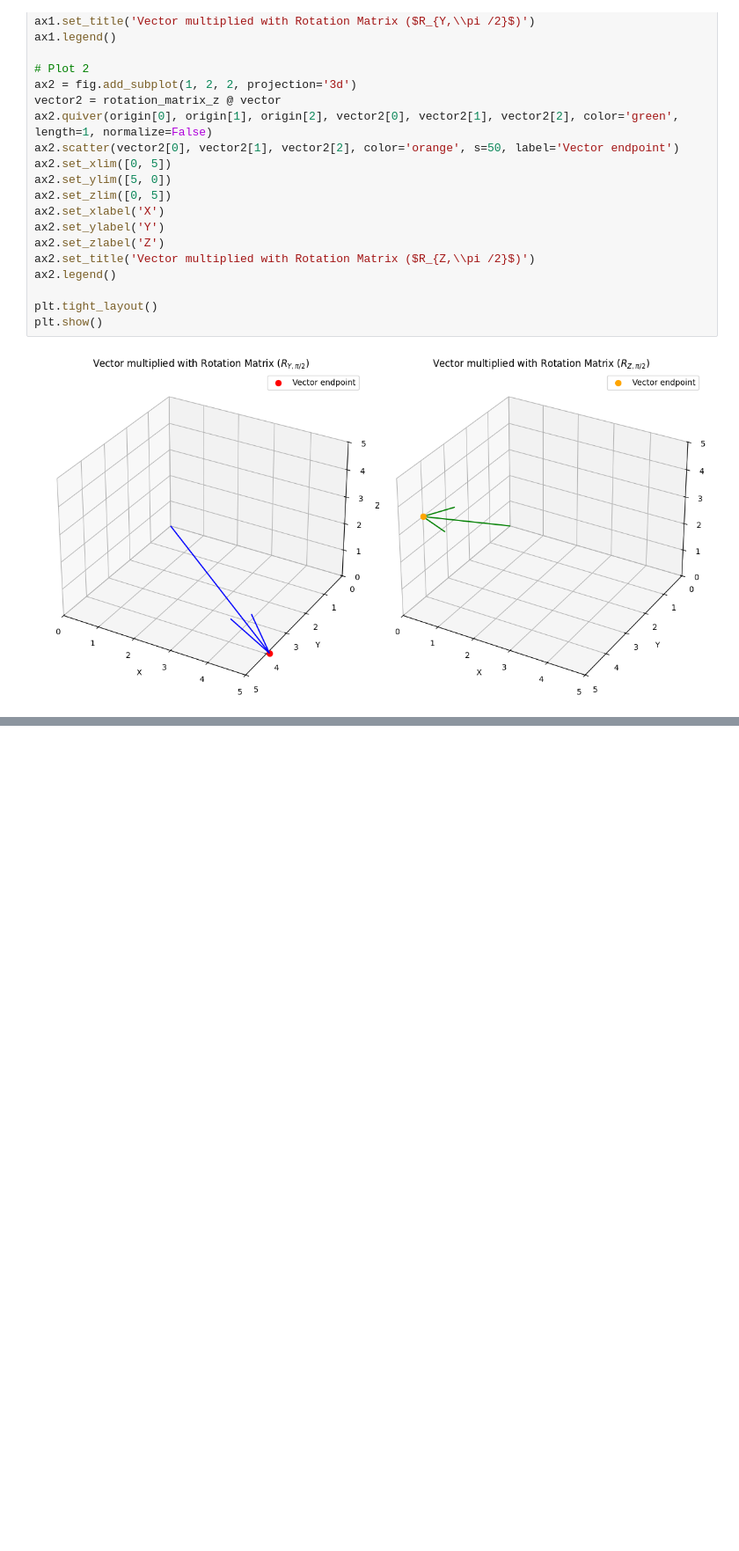
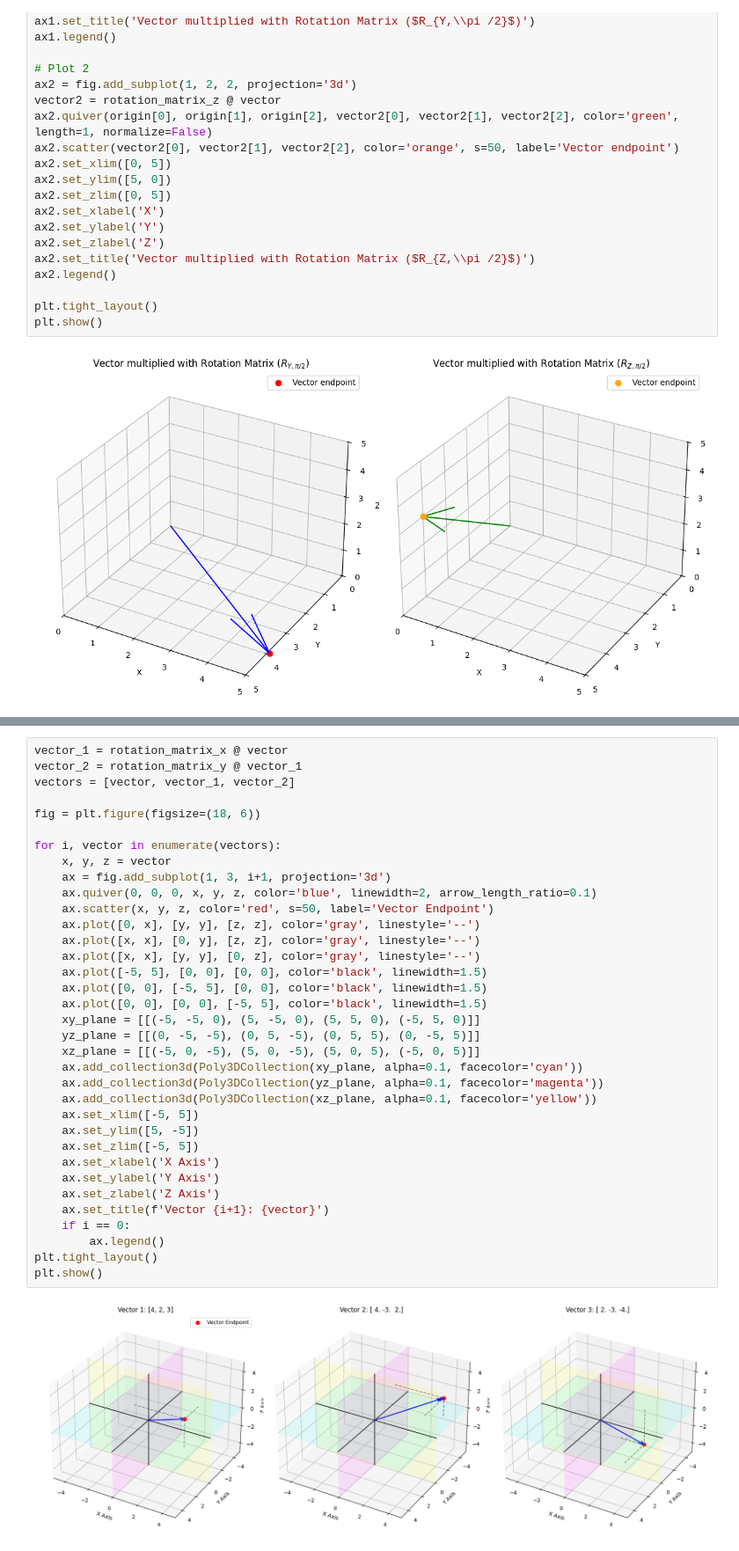
Before and after one commit to dilansenuruk/Robotics, a Jupyter notebook: RotationMatrix.ipynb, the cells around one changed output, grey strips where cells are left out. Shown: that part at 88% size. Saved outputs shown, nothing was run; the diff lists cells and outputs as text; blank space fills up the shorter version.

```diff
--- a/RotationMatrix.ipynb
+++ b/RotationMatrix.ipynb
@@ -110,0 +147,37 @@ plt.show()
+# %%
+vector_1 = rotation_matrix_x @ vector
+vector_2 = rotation_matrix_y @ vector_1
+vectors = [vector, vector_1, vector_2]
+
+fig = plt.figure(figsize=(18, 6))
+
+for i, vector in enumerate(vectors):
+    x, y, z = vector
+    ax = fig.add_subplot(1, 3, i+1, projection='3d')
+    ax.quiver(0, 0, 0, x, y, z, color='blue', linewidth=2, arrow_length_ratio=0.1)
+    ax.scatter(x, y, z, color='red', s=50, label='Vector Endpoint')
+    ax.plot([0, x], [y, y], [z, z], color='gray', linestyle='--')
+    ax.plot([x, x], [0, y], [z, z], color='gray', linestyle='--')
+    ax.plot([x, x], [y, y], [0, z], color='gray', linestyle='--')
+    ax.plot([-5, 5], [0, 0], [0, 0], color='black', linewidth=1.5)
+    ax.plot([0, 0], [-5, 5], [0, 0], color='black', linewidth=1.5)
+    ax.plot([0, 0], [0, 0], [-5, 5], color='black', linewidth=1.5)
+    xy_plane = [[(-5, -5, 0), (5, -5, 0), (5, 5, 0), (-5, 5, 0)]]
+    yz_plane = [[(0, -5, -5), (0, 5, -5), (0, 5, 5), (0, -5, 5)]]
+    xz_plane = [[(-5, 0, -5), (5, 0, -5), (5, 0, 5), (-5, 0, 5)]]
+    ax.add_collection3d(Poly3DCollection(xy_plane, alpha=0.1, facecolor='cyan'))
+    ax.add_collection3d(Poly3DCollection(yz_plane, alpha=0.1, facecolor='magenta'))
+    ax.add_collection3d(Poly3DCollection(xz_plane, alpha=0.1, facecolor='yellow'))
+    ax.set_xlim([-5, 5])
+    ax.set_ylim([5, -5])
+    ax.set_zlim([-5, 5])
+    ax.set_xlabel('X Axis')
+    ax.set_ylabel('Y Axis')
+    ax.set_zlabel('Z Axis')
+    ax.set_title(f'Vector {i+1}: {vector}')
+    if i == 0:
+        ax.legend()
+plt.tight_layout()
+plt.show()
+# %% [output]
+[figure, added]
```
Also changed, not shown: parts of 8 cells of this notebook.
